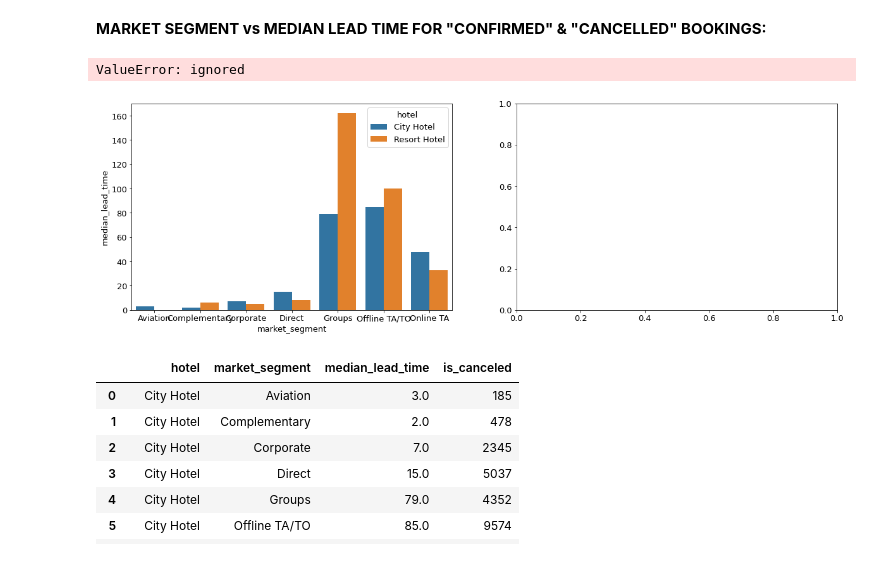
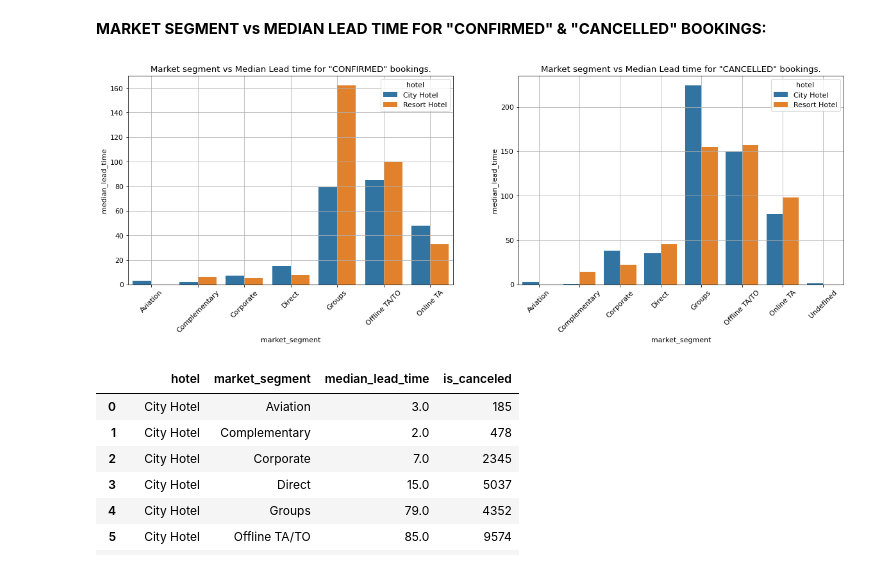
Before and after one commit to aviralsingh2907/AlmaBetter-Capstone-Project-1-EDA-Hotel-Booking-Analysis, a Jupyter notebook: CapstoneProject1_EDA_Hotel_Booking_Analysis.ipynb, the cells around one changed output. Saved outputs shown, nothing was run; the diff lists cells and outputs as text; code cells hidden in the pictures.

```diff
--- a/CapstoneProject1_EDA_Hotel_Booking_Analysis.ipynb
+++ b/CapstoneProject1_EDA_Hotel_Booking_Analysis.ipynb
@@ -633,22 +646,21 @@ ValueError: ignored
 # %%
 fig, axes = plt.subplots(1,2, figsize=(20,6))
 
 # hotel confirmed lead time:
 hotel_confirmed_lead_time_df = hotel_confirmed_df.groupby(['hotel','market_segment']).agg({'lead_time':'median','is_canceled':'count'}).rename(columns={'count':'confirmed_bookings','lead_time':'median_lead_time'}).reset_index()
 
-sns.barplot(x='market_segment',y = 'median_lead_time',hue='hotel',data = hotel_confirmed_lead_time_df,ax = axes[0]).set_xticklabels(hotel_confirmed_lead_time_df['market_segment'],rotation=45)
+sns.barplot(x='market_segment',y = 'median_lead_time',hue='hotel',data = hotel_confirmed_lead_time_df,ax = axes[0]).tick_params(axis='x', rotation=45)
 axes[0].set_title('Market segment vs Median Lead time for "CONFIRMED" bookings.')
 axes[0].grid()
 
 # hotel cancelled lead time:
 hotel_cancelled_lead_time_df = hotel_canceled_df.groupby(['hotel','market_segment']).agg({'lead_time':'median','is_canceled':'count'}).rename(columns={'count':'cancelled_bookings'}).rename(columns={'count':'confirmed_bookings','lead_time':'median_lead_time'}).reset_index()
 
-sns.barplot(x='market_segment',y = 'median_lead_time',hue='hotel',data = hotel_cancelled_lead_time_df,ax= axes[1]).set_xticklabels(hotel_cancelled_lead_time_df['market_segment'],rotation=45)
+sns.barplot(x='market_segment',y = 'median_lead_time',hue='hotel',data = hotel_cancelled_lead_time_df,ax= axes[1]).tick_params(axis='x', rotation=45)
 axes[1].set_title('Market segment vs Median Lead time for "CANCELLED" bookings.')
 axes[1].grid()
 # %% [output]
-ValueError: ignored
-[figure, old version]
+[figure, new version]
 # %%
 # hotel confirmed lead time dataframe:
 hotel_confirmed_lead_time_df
```
Also changed, not shown: parts of 13 cells of this notebook.
